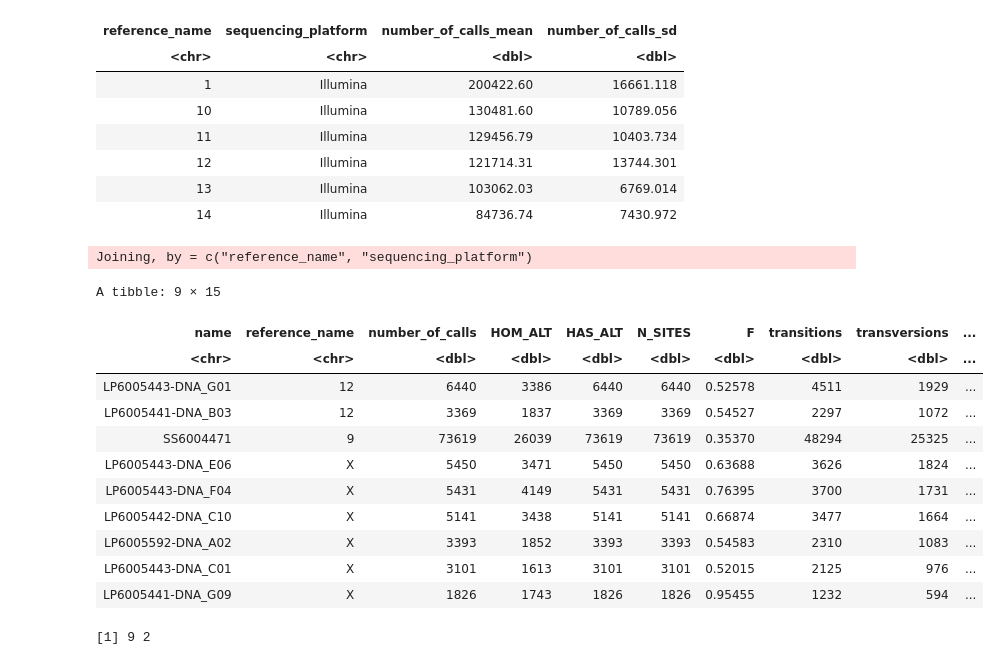
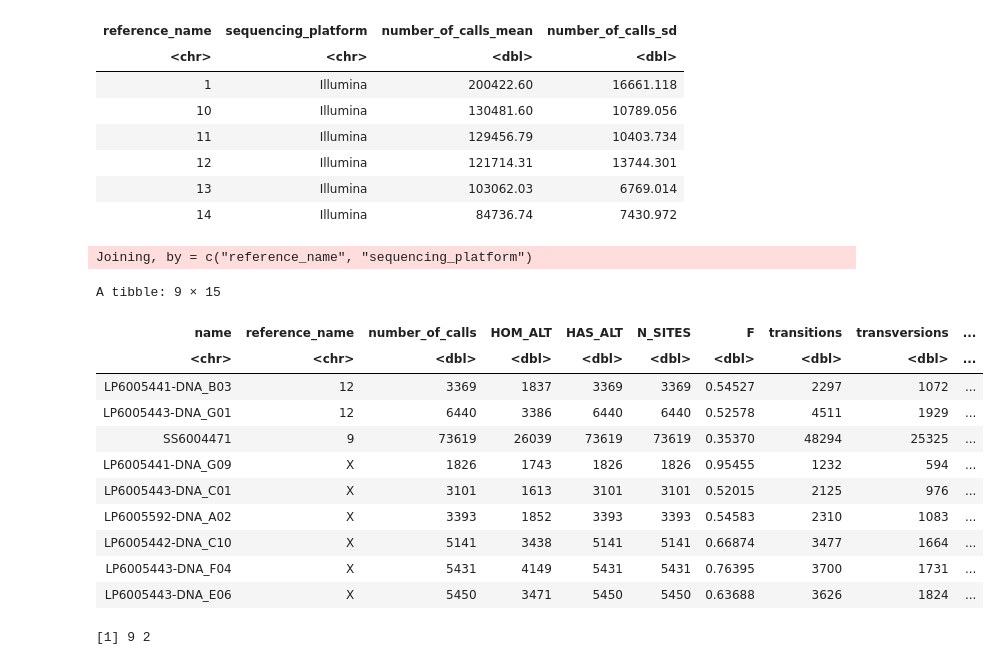
Before and after one commit to verilylifesciences/variant-qc, a Jupyter notebook: notebooks/ExploreSampleQCResults.ipynb, the cells around one changed output. Cells and saved outputs as stored; diff of their text form; code cells hidden in the pictures.

```diff
--- a/notebooks/ExploreSampleQCResults.ipynb
+++ b/notebooks/ExploreSampleQCResults.ipynb
@@ -288,24 +288,24 @@ A grouped_df: 6 × 4
 # %%
 low_chrom_calls_sd_multiplier <- 3
 
 (chrom_calls_outliers <- joined_chrom_results %>%
     inner_join(chrom_calls_summary) %>%
     filter(number_of_calls < number_of_calls_mean - (low_chrom_calls_sd_multiplier * number_of_calls_sd)) %>%
-    arrange(reference_name, desc(number_of_calls)))
+    arrange(reference_name, number_of_calls))
 # %% [output]
 Joining, by = c("reference_name", "sequencing_platform")
 A tibble: 9 × 15
 | name | reference_name | number_of_calls | HOM_ALT | HAS_ALT | N_SITES | F | transitions | transversions | ... |
 | <chr> | <chr> | <dbl> | <dbl> | <dbl> | <dbl> | <dbl> | <dbl> | <dbl> | ... |
+| LP6005441-DNA_B03 | 12 | 3369 | 1837 | 3369 | 3369 | 0.54527 | 2297 | 1072 | ... |
 | LP6005443-DNA_G01 | 12 | 6440 | 3386 | 6440 | 6440 | 0.52578 | 4511 | 1929 | ... |
-| LP6005441-DNA_B03 | 12 | 3369 | 1837 | 3369 | 3369 | 0.54527 | 2297 | 1072 | ... |
 | SS6004471 | 9 | 73619 | 26039 | 73619 | 73619 | 0.35370 | 48294 | 25325 | ... |
+| LP6005441-DNA_G09 | X | 1826 | 1743 | 1826 | 1826 | 0.95455 | 1232 | 594 | ... |
+| LP6005443-DNA_C01 | X | 3101 | 1613 | 3101 | 3101 | 0.52015 | 2125 | 976 | ... |
+| LP6005592-DNA_A02 | X | 3393 | 1852 | 3393 | 3393 | 0.54583 | 2310 | 1083 | ... |
+| LP6005442-DNA_C10 | X | 5141 | 3438 | 5141 | 5141 | 0.66874 | 3477 | 1664 | ... |
+| LP6005443-DNA_F04 | X | 5431 | 4149 | 5431 | 5431 | 0.76395 | 3700 | 1731 | ... |
 | LP6005443-DNA_E06 | X | 5450 | 3471 | 5450 | 5450 | 0.63688 | 3626 | 1824 | ... |
-| LP6005443-DNA_F04 | X | 5431 | 4149 | 5431 | 5431 | 0.76395 | 3700 | 1731 | ... |
-| LP6005442-DNA_C10 | X | 5141 | 3438 | 5141 | 5141 | 0.66874 | 3477 | 1664 | ... |
-| LP6005592-DNA_A02 | X | 3393 | 1852 | 3393 | 3393 | 0.54583 | 2310 | 1083 | ... |
-| LP6005443-DNA_C01 | X | 3101 | 1613 | 3101 | 3101 | 0.52015 | 2125 | 976 | ... |
-| LP6005441-DNA_G09 | X | 1826 | 1743 | 1826 | 1826 | 0.95455 | 1232 | 594 | ... |
 # %%
 problems <- chrom_calls_outliers %>%
                  group_by(name) %>%
```
Also changed, not shown: parts of 14 cells of this notebook.
